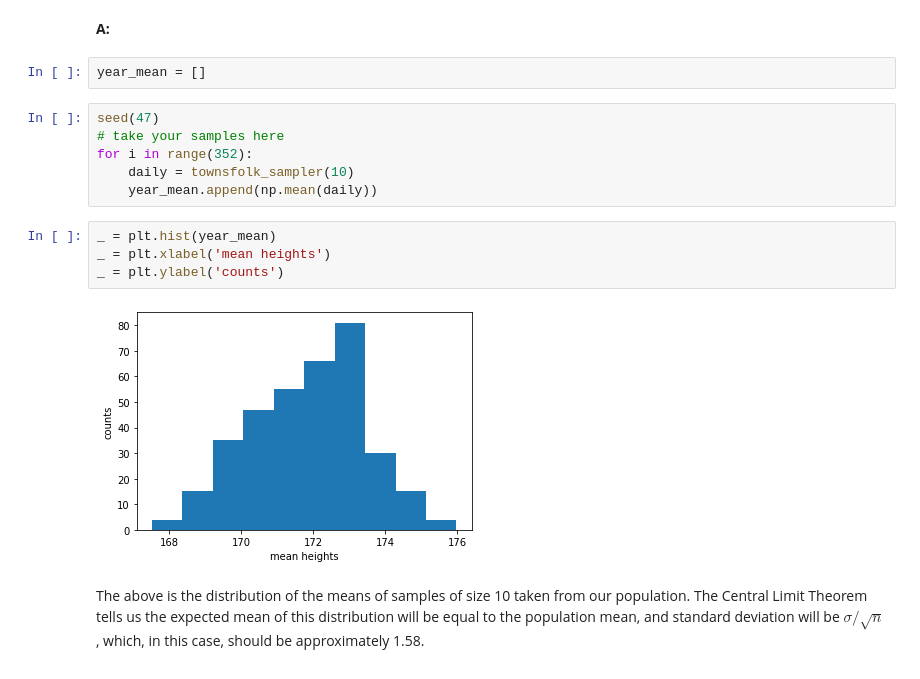
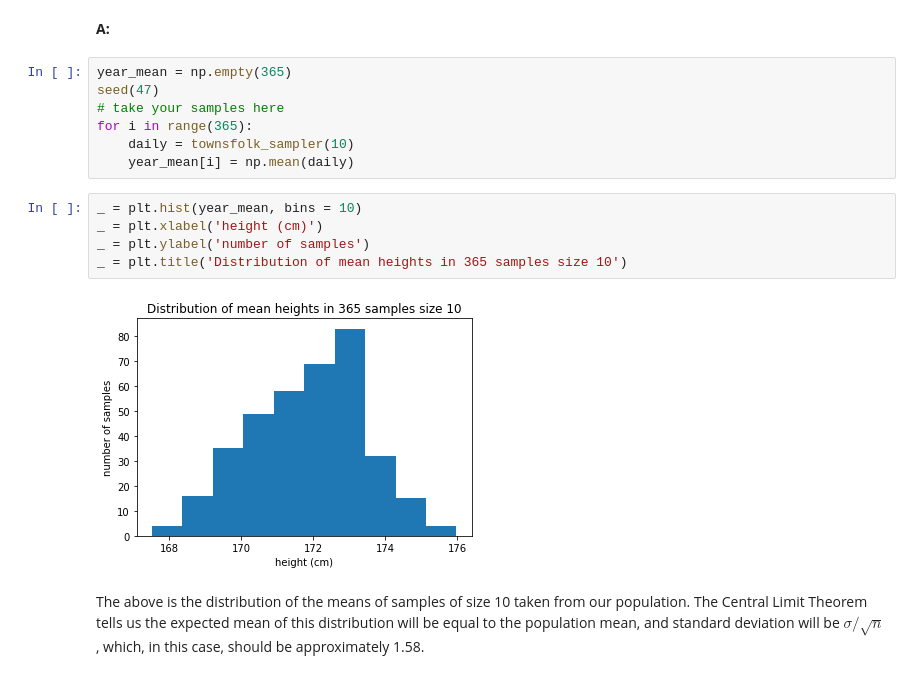
Before and after one commit to willjdew/inferential_statistics_1, a Jupyter notebook: inferential_statistics_1a-Q6.25.ipynb, the cells around one changed output. Saved outputs shown, nothing was run; the diff lists cells and outputs as text.

```diff
--- a/inferential_statistics_1a-Q6.25.ipynb
+++ b/inferential_statistics_1a-Q6.25.ipynb
@@ -209,20 +191,20 @@ np.mean(daily_sample2)
 __Q:__ Simulate performing this random trial every day for a year, calculating the mean of each daily sample of 10, and plot the resultant sampling distribution of the mean.
 # %% [markdown]
 __A:__
-# %%
-year_mean = []
 # %%
+year_mean = np.empty(365)
 seed(47)
 # take your samples here
-for i in range(352):
+for i in range(365):
     daily = townsfolk_sampler(10)
-    year_mean.append(np.mean(daily))
+    year_mean[i] = np.mean(daily)
 # %%
-_ = plt.hist(year_mean)
-_ = plt.xlabel('mean heights')
-_ = plt.ylabel('counts')
+_ = plt.hist(year_mean, bins = 10)
+_ = plt.xlabel('height (cm)')
+_ = plt.ylabel('number of samples')
+_ = plt.title('Distribution of mean heights in 365 samples size 10')
 # %% [output]
-[figure, old version]
+[figure, new version]
 # %% [markdown]
 The above is the distribution of the means of samples of size 10 taken from our population. The Central Limit Theorem tells us the expected mean of this distribution will be equal to the population mean, and standard deviation will be $\sigma / \sqrt n$, which, in this case, should be approximately 1.58.
 # %% [markdown]
```
Also changed, not shown: parts of 44 cells of this notebook, 1 other file.
